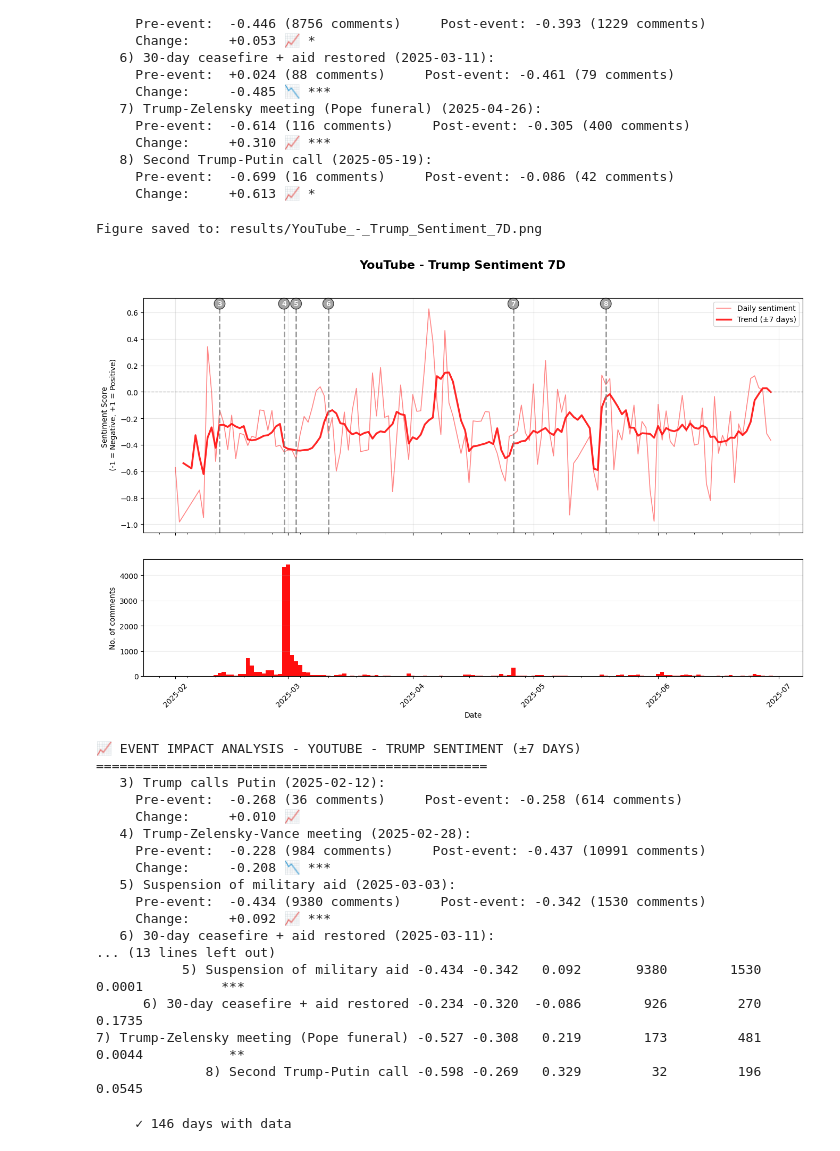
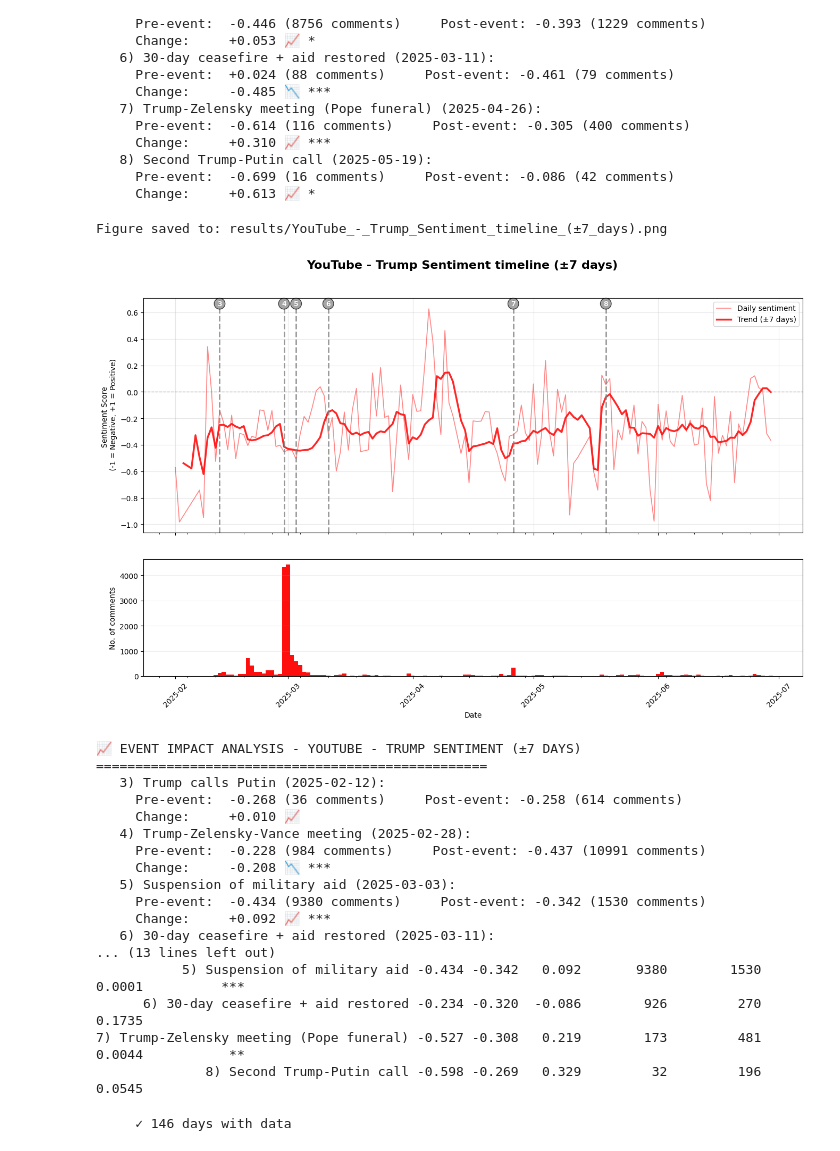
Before and after one commit to elisa-negrini/CSS_project, a Jupyter notebook: sentiment_analysis_final.ipynb, the cells around one changed output. Cells and saved outputs as stored; diff of their text form; code cells hidden in the pictures.

```diff
--- a/sentiment_analysis_final.ipynb
+++ b/sentiment_analysis_final.ipynb
@@ -1733,7 +1733,7 @@ if 'reddit_relevance_cut' in locals() and not reddit_relevance_cut.empty:
         date_column='comment_created_utc',
         sentiment_name='Zelensky Sentiment',
         color='#2ca02c',
-        title='Reddit - Zelensky Sentiment',
+        title='Reddit - Zelensky Sentiment timeline (±3 days)',
         figsize=(16, 8)
     )
 
@@ -2552,38 +2552,38 @@ fig6, (event_list, img_path) = plot_youtube_trump_trends_with_volume(
     timeline_data=timeline_trump_youtube,
     events_dict=key_events2,
     date_column='comment_published_at',
-    title='YouTube - Trump Sentiment 7D',
+    title='YouTube - Trump Sentiment timeline (±7 days)',
     color='#ff0e0e',
     min_comments_for_line=3,
     figsize=(16, 9)
 )
 
 print("Figure saved to:", img_path)
 plt.show()
 
 # Impact analysis on actual comments (±7 days) — includes p-value
 impact_youtube_trump_7d = analyze_single_sentiment_impact(
     df=youtube_data_cut,
     events_dict=key_events2,
     date_column='comment_published_at',
     sentiment_column='trump_sentiment',
     sentiment_name='YouTube - Trump Sentiment (±7 days)',
     window_days=7
 )
 
 # Compact table with p-value
 if isinstance(impact_youtube_trump_7d, dict) and impact_youtube_trump_7d:
     impact_df = (pd.DataFrame.from_dict(impact_youtube_trump_7d, orient='index')
                     .reset_index().rename(columns={'index':'event'}))
     cols = ["event","pre","post","change","pre_count","post_count","p_value","significance"]
     impact_df = impact_df[cols]
     print("\n🧪 Event impact (±7 days) on trump_sentiment (YouTube):")
     print(impact_df.round({"pre":3,"post":3,"change":3,"p_value":4}).to_string(index=False))
 else:
     print("\nNo impact results available (insufficient data in the windows).")
 # %% [output]
-Figure saved to: results/YouTube_-_Trump_Sentiment_7D.png
+Figure saved to: results/YouTube_-_Trump_Sentiment_timeline_(±7_days).png
-[figure, old version]
+[figure, new version]
 📈 EVENT IMPACT ANALYSIS - YOUTUBE - TRUMP SENTIMENT (±7 DAYS)
 ==================================================
    3) Trump calls Putin (2025-02-12):
```
Also changed, not shown: parts of 2 cells of this notebook, 12 other files.
